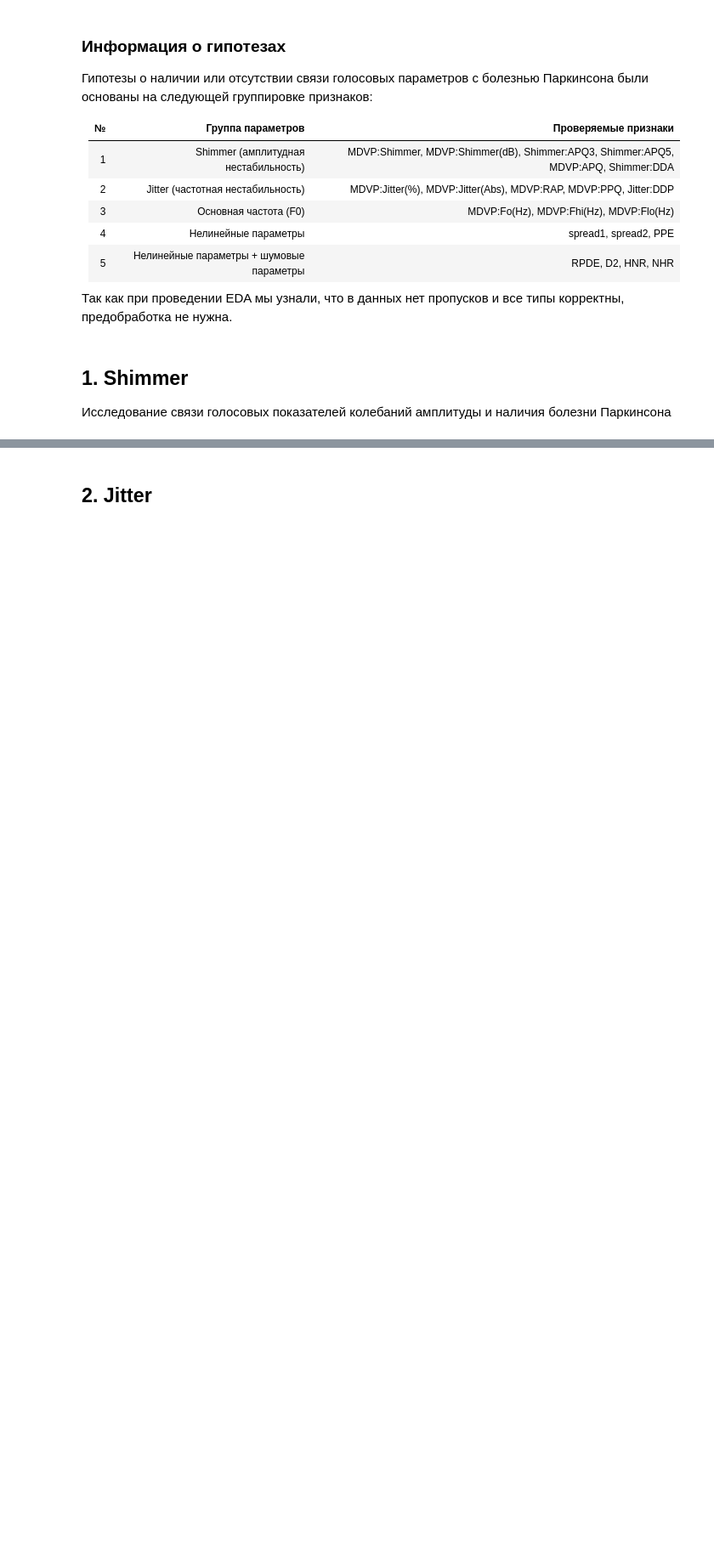
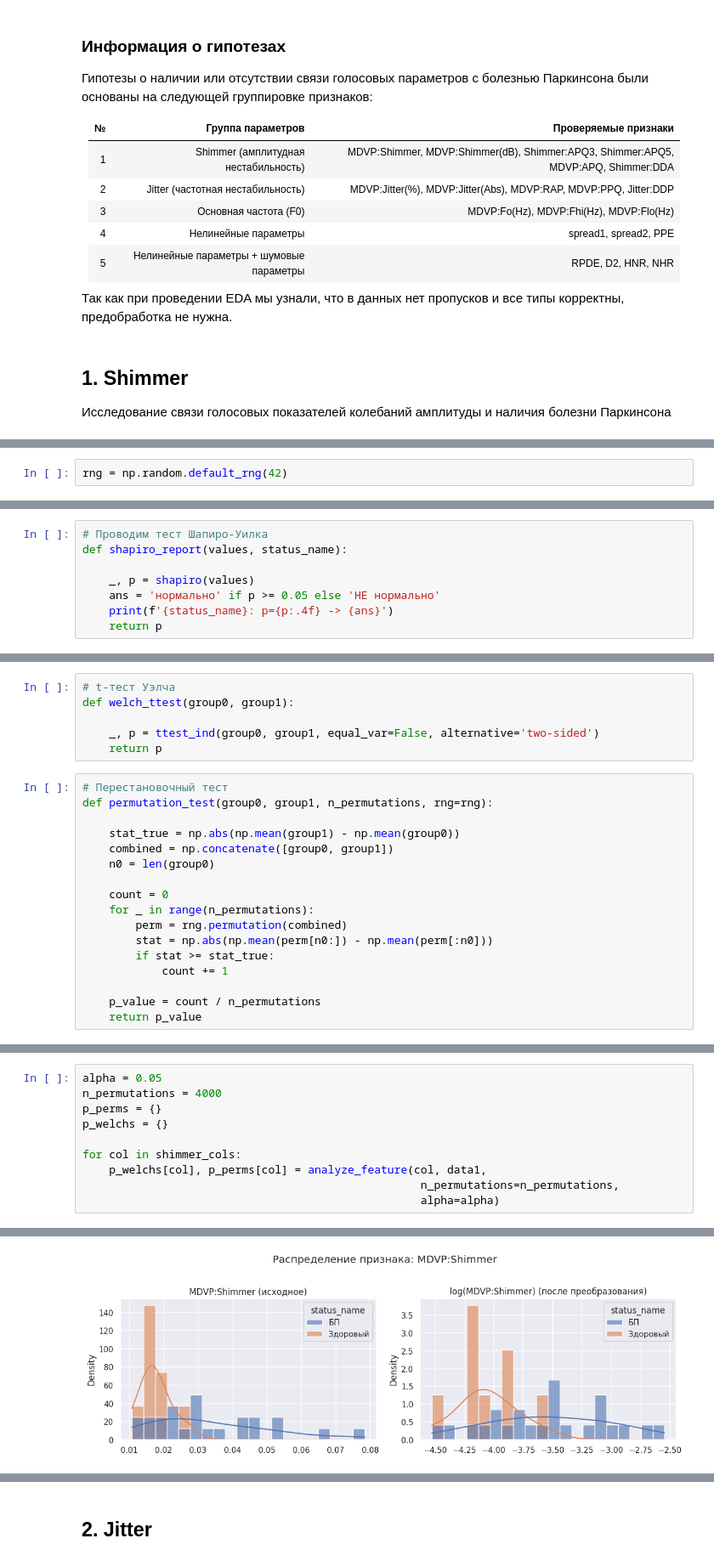
Before and after one commit to Delyaoch/parkinson-streamlit-app, a Jupyter notebook: hypotheses.ipynb, the cells around one changed output, grey strips where cells are left out. Shown at 85% size. Saved outputs shown, nothing was run; the diff lists cells and outputs as text; blank space fills up the shorter version.

Commit message:
Update shimmer hypotheses

```diff
--- a/hypotheses.ipynb
+++ b/hypotheses.ipynb
@@ -395,0 +78,2 @@ print(f'Гипотеза 6, p-value с поправкой: {b_p_6:.4}, {'(ста
+# %%
+rng = np.random.default_rng(42)
@@ -395,0 +117,8 @@ print(f'Гипотеза 6, p-value с поправкой: {b_p_6:.4}, {'(ста
+# %%
+# Проводим тест Шапиро-Уилка
+def shapiro_report(values, status_name):
+
+    _, p = shapiro(values)
+    ans = 'нормально' if p >= 0.05 else 'НЕ нормально'
+    print(f'{status_name}: p={p:.4f} -> {ans}')
+    return p
@@ -395,0 +145,23 @@ print(f'Гипотеза 6, p-value с поправкой: {b_p_6:.4}, {'(ста
+# %%
+# t-тест Уэлча
+def welch_ttest(group0, group1):
+
+    _, p = ttest_ind(group0, group1, equal_var=False, alternative='two-sided')
+    return p
+# %%
+# Перестановочный тест
+def permutation_test(group0, group1, n_permutations, rng=rng):
+
+    stat_true = np.abs(np.mean(group1) - np.mean(group0))
+    combined = np.concatenate([group0, group1])
+    n0 = len(group0)
+
+    count = 0
+    for _ in range(n_permutations):
+        perm = rng.permutation(combined)
+        stat = np.abs(np.mean(perm[n0:]) - np.mean(perm[:n0]))
+        if stat >= stat_true:
+            count += 1
+
+    p_value = count / n_permutations
+    return p_value
@@ -395,0 +214,11 @@ print(f'Гипотеза 6, p-value с поправкой: {b_p_6:.4}, {'(ста
+# %%
+alpha = 0.05
+n_permutations = 4000
+p_perms = {}
+p_welchs = {}
+
+for col in shimmer_cols:
+    p_welchs[col], p_perms[col] = analyze_feature(col, data1,
+                                                   n_permutations=n_permutations,
+                                                   alpha=alpha)
+# %% [output]
@@ -395,0 +234 @@ print(f'Гипотеза 6, p-value с поправкой: {b_p_6:.4}, {'(ста
+[figure, added]
```
Also changed, not shown: parts of 54 cells of this notebook.
